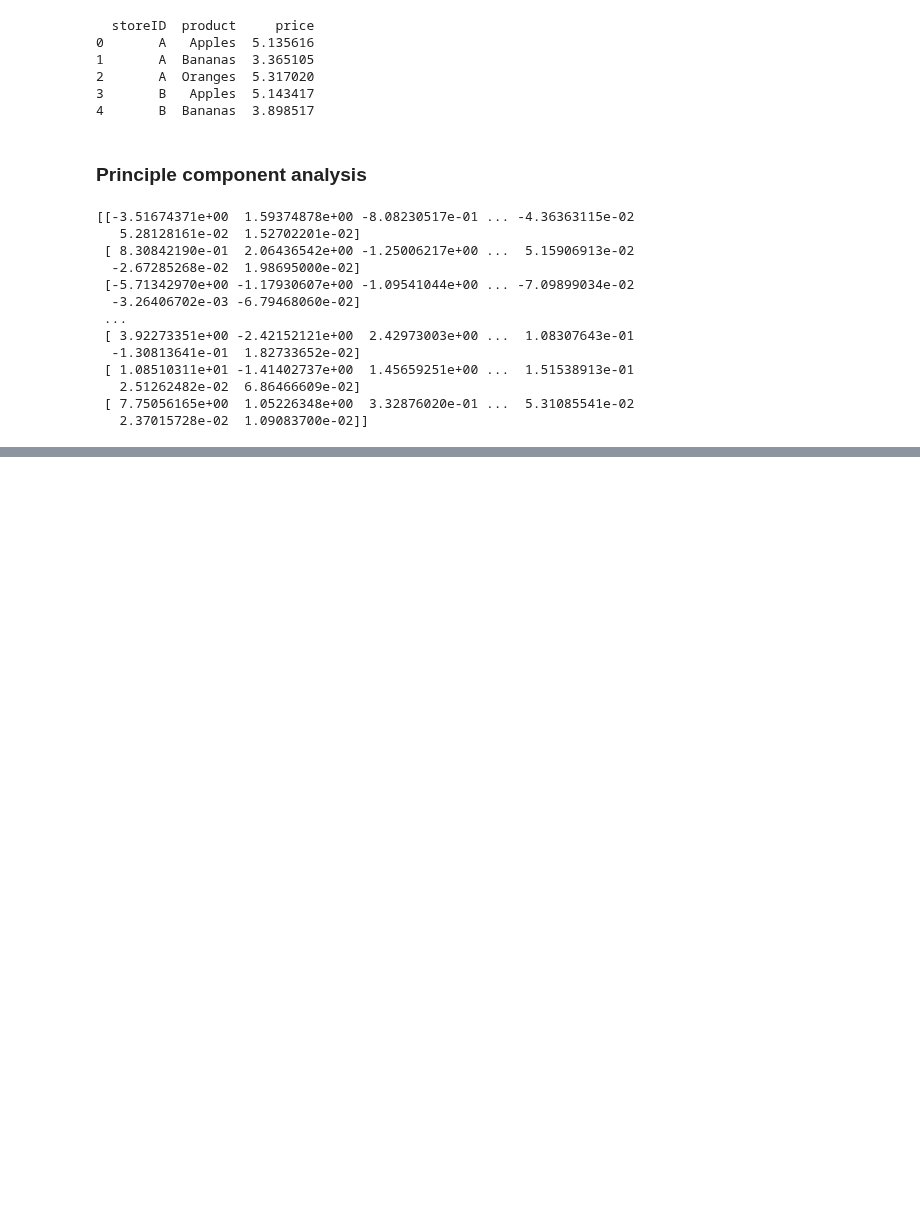
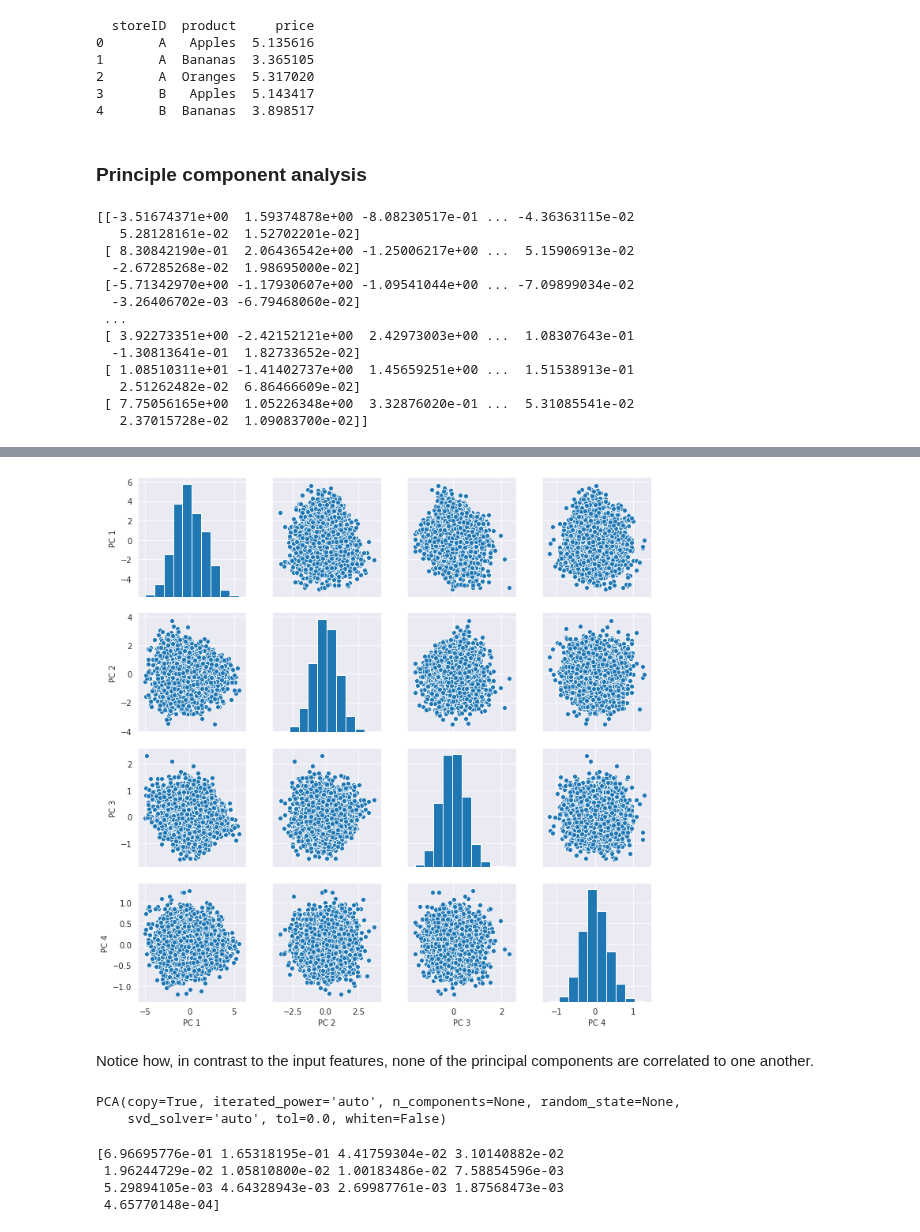
Before and after one commit to MikSm1th/datacamp_notes, a Jupyter notebook: dimension_reduction/4_Feature_extraction.ipynb, the cells around one changed output, grey strips where cells are left out. Saved outputs shown, nothing was run; the diff lists cells and outputs as text; code cells hidden in the pictures; blank space fills up the shorter version.

```diff
--- a/dimension_reduction/4_Feature_extraction.ipynb
+++ b/dimension_reduction/4_Feature_extraction.ipynb
@@ -101,0 +135,16 @@ print(pca.fit_transform(std_df))
+# %%
+from sklearn.decomposition import PCA
+
+pca = PCA()
+pc = pca.fit_transform(ansur_std)
+
+# This changes the numpy array output back to a dataframe
+pc_df = pd.DataFrame(pc, columns=['PC 1', 'PC 2', 'PC 3', 'PC 4'])
+# %%
+# Create a pairplot of the principal component dataframe
+sns.pairplot(pc_df)
+plt.show()
+# %% [output]
+[figure, added]
+# %% [markdown]
+Notice how, in contrast to the input features, none of the principal components are correlated to one another.
@@ -102,2 +155,21 @@ print(pca.fit_transform(std_df))
+# %%
+# Scale the data
+scaler = StandardScaler()
+ansur_std = scaler.fit_transform(ansur_df)
+
+# Apply PCA
+pca = PCA()
+pca.fit(ansur_std)
+# %% [output]
+PCA(copy=True, iterated_power='auto', n_components=None, random_state=None,
+    svd_solver='auto', tol=0.0, whiten=False)
+# %%
+# Inspect the explained variance ratio per component
+print(pca.explained_variance_ratio_)
+# %% [output]
+[6.96695776e-01 1.65318195e-01 4.41759304e-02 3.10140882e-02
+ 1.96244729e-02 1.05810800e-02 1.00183486e-02 7.58854596e-03
+ 5.29894105e-03 4.64328943e-03 2.69987761e-03 1.87568473e-03
+ 4.65770148e-04]
 # %%
 !jupyter nbconvert --to html 4_Feature_extraction.ipynb
```
Also changed, not shown: parts of 6 cells of this notebook, 1 other file.
